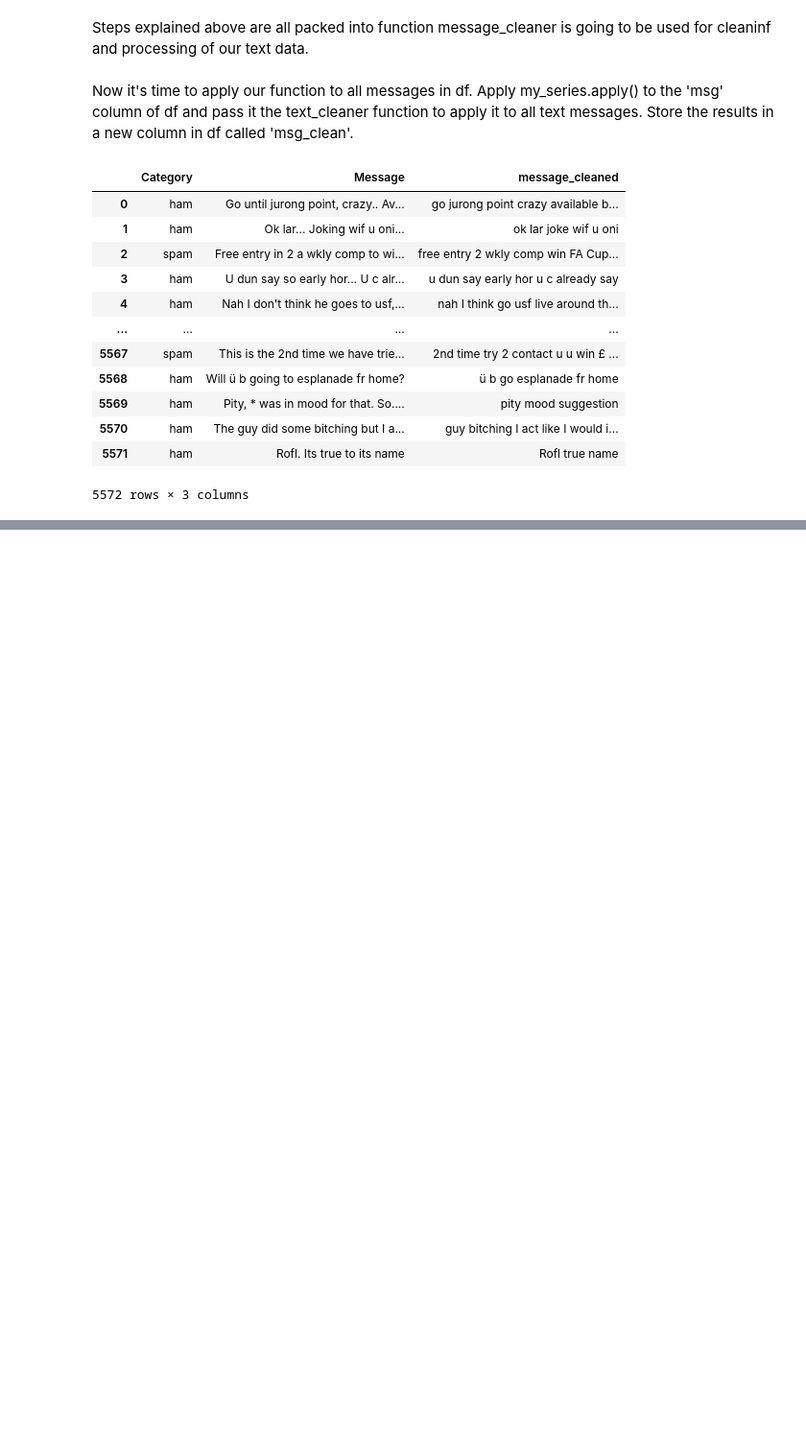
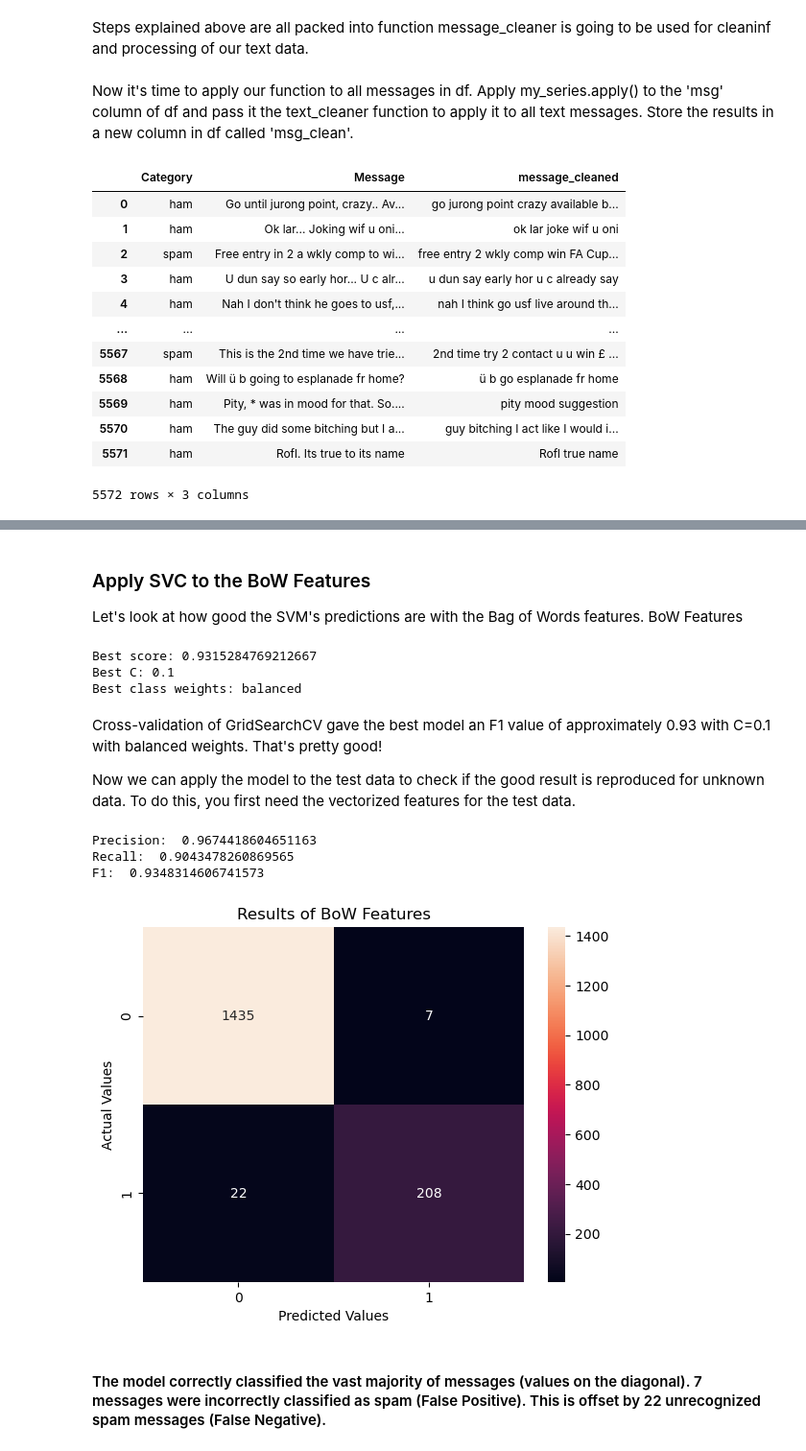
Before and after one commit to itsalwaysamir/kaggle, a Jupyter notebook: email-spam-detection-nlp-and-svm-practice.ipynb, the cells around one changed output, grey strips where cells are left out. Shown at 96% size. Cells and saved outputs as stored; diff of their text form; code cells hidden in the pictures; blank space fills up the shorter version.

Commit message:
Kaggle Notebook | Email Spam Detection Using NLP and SVM  | Version 6

```diff
--- a/email-spam-detection-nlp-and-svm-practice.ipynb
+++ b/email-spam-detection-nlp-and-svm-practice.ipynb
@@ -167,0 +175,5 @@ df
+# %%
+#  Add new column Spam to DataFrame to which shows which message is spam and which one is ham by replacing spam/ham
+# by 1/0 respectively.
+df['Spam'] = df['Category'].apply(lambda x:1 if x=='spam' else 0)
+df.head(5)
@@ -167,0 +335,58 @@ df
+# %%
+from sklearn.svm import LinearSVC
+from sklearn.model_selection import GridSearchCV
+
+# Initialize the Linear SVM model
+model = LinearSVC(dual=False, random_state=1)
+
+# Define the parameter search space for the grid search
+search_space = {'C': [0.01, 0.1, 1, 10, 100],
+                'class_weight': [None, 'balanced']}
+
+
+# Instantiate grid search
+model_grid = GridSearchCV(estimator=model,
+                          param_grid=search_space,
+                          cv=5,
+                          n_jobs=-1,
+                          scoring='f1')
+# %% [markdown]
+### Apply SVC to the BoW Features
+Let's look at how good the SVM's predictions are with the Bag of Words features. BoW Features
+# %%
+# Fit the model
+model_grid.fit(features_train_bow, target_train)
+
+# Model score and best parameters
+print('Best score:', model_grid.best_score_)
+print('Best C:', model_grid.best_estimator_.C)
+print('Best class weights:', model_grid.best_estimator_.class_weight)
+# %% [output]
+Best score: 0.9315284769212667
+Best C: 0.1
+Best class weights: balanced
+# %% [markdown]
+Cross-validation of GridSearchCV gave the best model an F1 value of approximately 0.93 with C=0.1 with balanced weights. That's pretty good!
+
+Now we can apply the model to the test data to check if the good result is reproduced for unknown data. To do this, you first need the vectorized features for the test data.
+# %%
+from sklearn.metrics import f1_score, recall_score, precision_score, accuracy_score, confusion_matrix, classification_report
+
+# Predict the test data
+features_test_bow = count_vectorizer.transform(features_test)
+target_test_pred_bow = model_grid.predict(features_test_bow)
+
+# Model performance evaluation
+print('\nPrecision: ', precision_score(target_test, target_test_pred_bow))
+print('Recall: ', recall_score(target_test, target_test_pred_bow))
+print('F1: ', f1_score(target_test, target_test_pred_bow))
+confusion_matrix_bow = confusion_matrix(target_test, target_test_pred_bow)
+cm_bow = sns.heatmap(confusion_matrix_bow, annot=True, fmt='d');
+cm_bow.set(xlabel='Predicted Values', ylabel='Actual Values', title='Results of BoW Features');
+# %% [output]
+Precision:  0.9674418604651163
+Recall:  0.9043478260869565
+F1:  0.9348314606741573
+[figure, added]
+# %% [markdown]
+#### The model correctly classified the vast majority of messages (values on the diagonal). 7 messages were incorrectly classified as spam (False Positive). This is offset by 22 unrecognized spam messages (False Negative).
```
Also changed, not shown: parts of 34 cells of this notebook.
